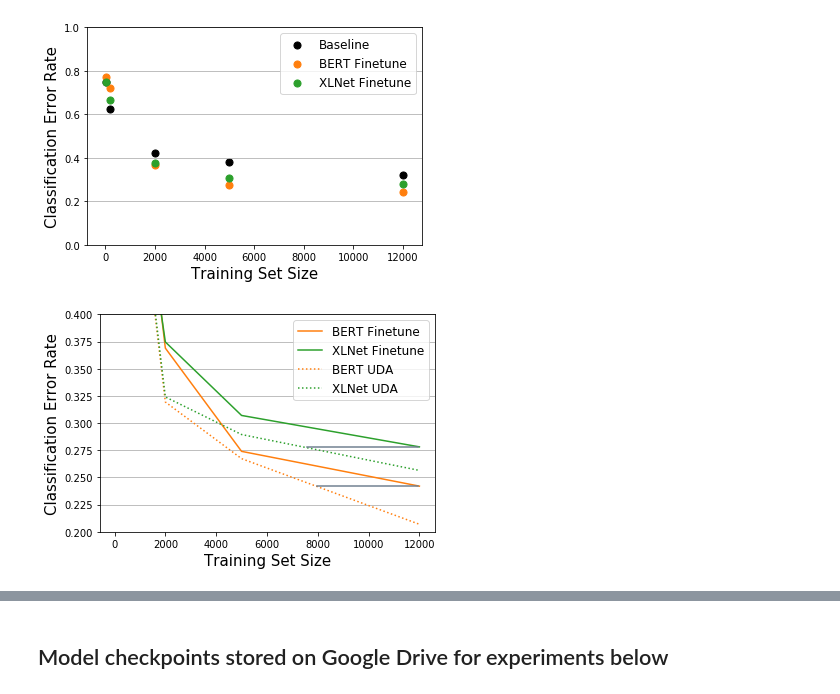
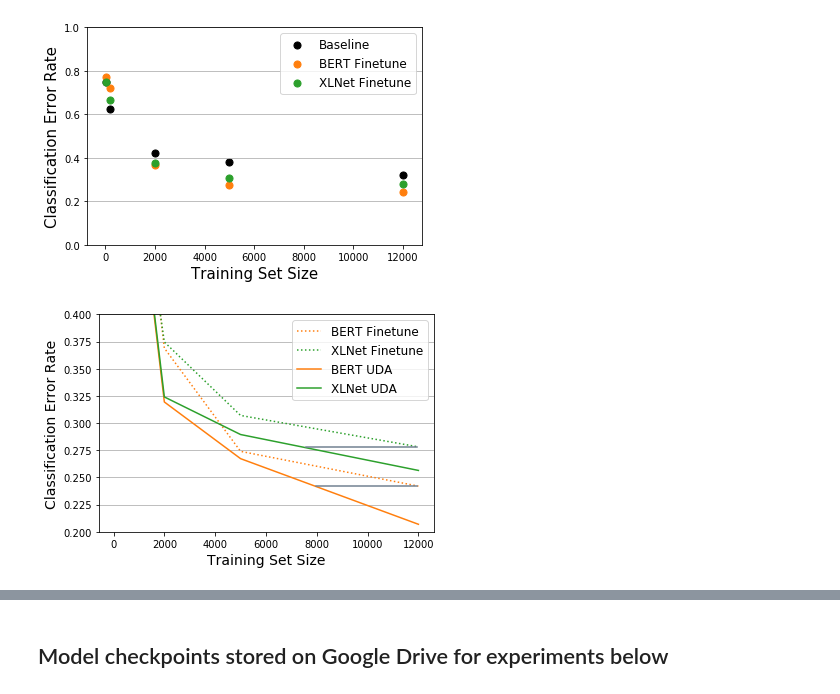
Before and after one commit to tomgoter/nlp_finalproject, a Jupyter notebook: error_analysis.ipynb, the cells around one changed output, grey strips where cells are left out. Drawn from its saved outputs; the diff is of its cells as text; code cells hidden in the pictures.

```diff
--- a/error_analysis.ipynb
+++ b/error_analysis.ipynb
@@ -114,16 +114,21 @@ def plot_confusion_matrix(y_true, y_pred, classes,
     return ax
 # %%
 bert_errors = []
+bert_f1_scores = []
+bert_cm = []
 for i, df in enumerate(bert_dfs):
     print("Summary for Case {}".format(bert_models[i]))
     print("="*50)
     print("Accuracy on Test Set: {:3.3f}\n".format(metrics.accuracy_score(df.label, df.preds)))
     print("Error Rate on Test Set: {:3.3f}\n".format(1-metrics.accuracy_score(df.label, df.preds)))
     bert_errors.append(1-metrics.accuracy_score(df.label, df.preds))
+    bert_f1_scores.append(metrics.f1_score(df.label, df.preds, average=None))
+    bert_cm.append(metrics.confusion_matrix(df.label, df.preds))
+    print("F1 Scores on Test Set: {}\n".format(bert_f1_scores))
     print("="*50)
     print("Classification Report on Dev Set: \n", metrics.classification_report(df.label, df.preds))
     plot_confusion_matrix(df.label, df.preds, classes=class_names,
-                      title='Training Set Size of {}'.format(training_set_sizes[i]))
+                      title='BERT w/o UDA\nTraining Set Size of {}'.format(training_set_sizes[i]))
     print("="*50 + "\n\n")
 
     np.set_printoptions(precision=3)
@@ -153,15 +158,20 @@ Classification Report on Dev Set:
 # %%
 uda_bert_errors = []
+uda_bert_f1_scores = []
+uda_bert_cm = []
 for i, df in enumerate(uda_bert_dfs):
     print("Summary for Case {}".format(uda_bert_models[i]))
     print("="*50)
     print("Accuracy on Test Set: {:3.3f}\n".format(metrics.accuracy_score(df.label, df.preds)))
     print("Error Rate on Test Set: {:3.3f}\n".format(1-metrics.accuracy_score(df.label, df.preds)))
+    uda_bert_f1_scores.append(metrics.f1_score(df.label, df.preds, average=None))
+    uda_bert_cm.append(metrics.confusion_matrix(df.label, df.preds))
+    print("F1 Scores on Test Set: {}\n".format(uda_bert_f1_scores))
     uda_bert_errors.append(1-metrics.accuracy_score(df.label, df.preds))
     print("="*50)
     print("Classification Report on Dev Set: \n", metrics.classification_report(df.label, df.preds))
     plot_confusion_matrix(df.label, df.preds, classes=class_names,
-                      title='Training Set Size of {}'.format(training_set_sizes[i]))
+                      title='BERT w/ UDA\nTraining Set Size of {}'.format(training_set_sizes[i]))
     print("="*50 + "\n\n")
 # %% [output]
 Summary for Case BERT/train_20/uda_bs5_ur1_tf3_exp
@@ -189,15 +199,20 @@ Classification Report on Dev Set:
 # %%
 xlnet_errors = []
+xlnet_f1_scores = []
+xlnet_cm = []
 for i, df in enumerate(xlnet_dfs):
     print("Summary for Case {}".format(xlnet_models[i]))
     print("="*50)
     print("Accuracy on Test Set: {:3.3f}\n".format(metrics.accuracy_score(df.label, df.preds)))
     print("Error Rate on Test Set: {:3.3f}\n".format(1-metrics.accuracy_score(df.label, df.preds)))
     xlnet_errors.append(1-metrics.accuracy_score(df.label, df.preds))
+    xlnet_f1_scores.append(metrics.f1_score(df.label, df.preds, average=None))
+    xlnet_cm.append(metrics.confusion_matrix(df.label,df.preds))
+    print("F1 Scores on Test Set: {}\n".format(xlnet_f1_scores))
     print("="*50)
     print("Classification Report on Dev Set: \n", metrics.classification_report(df.label, df.preds))
     plot_confusion_matrix(df.label, df.preds, classes=class_names,
-                      title='Confusion matrix, without normalization')
+                      title='XLNet w/o UDA\nTraining Set Size of {}'.format(training_set_sizes[i]))
     print("="*50 + "\n\n")
 
     np.set_printoptions(precision=3)
@@ -227,15 +242,20 @@ Classification Report on Dev Set:
 # %%
 uda_xlnet_errors = []
+uda_xlnet_f1_scores = []
+uda_xlnet_cm = []
 for i, df in enumerate(uda_xlnet_dfs):
     print("Summary for Case {}".format(uda_xlnet_models[i]))
     print("="*50)
     print("Accuracy on Test Set: {:3.3f}\n".format(metrics.accuracy_score(df.label, df.preds)))
     print("Error Rate on Test Set: {:3.3f}\n".format(1-metrics.accuracy_score(df.label, df.preds)))
     uda_xlnet_errors.append(1-metrics.accuracy_score(df.label, df.preds))
+    uda_xlnet_f1_scores.append(metrics.f1_score(df.label, df.preds, average=None))
+    uda_xlnet_cm.append(metrics.confusion_matrix(df.label,df.preds))
+    print("F1 Scores on Test Set: {}\n".format(uda_xlnet_f1_scores))
     print("="*50)
     print("Classification Report on Dev Set: \n", metrics.classification_report(df.label, df.preds))
     plot_confusion_matrix(df.label, df.preds, classes=class_names,
-                      title='Confusion matrix, without normalization')
+                      title='XLNet w/ UDA\nTraining Set Size of {}'.format(training_set_sizes[i]))
     print("="*50 + "\n\n")
 
     np.set_printoptions(precision=3)
@@ -313,17 +333,17 @@ plt.savefig('report/working/baseline.png')
 [figure]
 # %%
 fig, ax = plt.subplots()
-plt.plot(error_df.datasets, error_df.bert_ft_errors, c='tab:orange',ls ='-', label='BERT Finetune')
-plt.plot(error_df.datasets, error_df.xlnet_ft_errors, c='tab:green',ls ='-', label='XLNet Finetune')
-plt.plot(error_df.datasets, error_df.uda_bert_errors, c='tab:orange',ls =':', label='BERT UDA')
-plt.plot(error_df.datasets, error_df.uda_xlnet_errors, c='tab:green',ls =':', label='XLNet UDA')
+plt.plot(error_df.datasets, error_df.bert_ft_errors, c='tab:orange',ls =':', label='BERT Finetune')
+plt.plot(error_df.datasets, error_df.xlnet_ft_errors, c='tab:green',ls =':', label='XLNet Finetune')
+plt.plot(error_df.datasets, error_df.uda_bert_errors, c='tab:orange',ls ='-', label='BERT UDA')
+plt.plot(error_df.datasets, error_df.uda_xlnet_errors, c='tab:green',ls ='-', label='XLNet UDA')
 ax.axhline(error_df.bert_ft_errors.min(), xmin=0.65, xmax=0.95, c='slategray')
 ax.axhline(error_df.xlnet_ft_errors.min(), xmin=0.62, xmax=0.95, c='slategray')
 ax.set(ylim=(0.2,0.4))
 plt.legend(fontsize=12)
-plt.xlabel('Training Set Size', fontsize=15)
-plt.ylabel('Classification Error Rate', fontsize=15)
+plt.xlabel('Training Set Size', fontsize=14)
+plt.ylabel('Classification Error Rate', fontsize=14)
 plt.grid(True,axis='y')
 plt.savefig('report/working/uda_errors.png')
 # %% [output]
-[figure, old version]
+[figure, new version]
```
Also changed, not shown: parts of 8 cells of this notebook, 13 other files.
